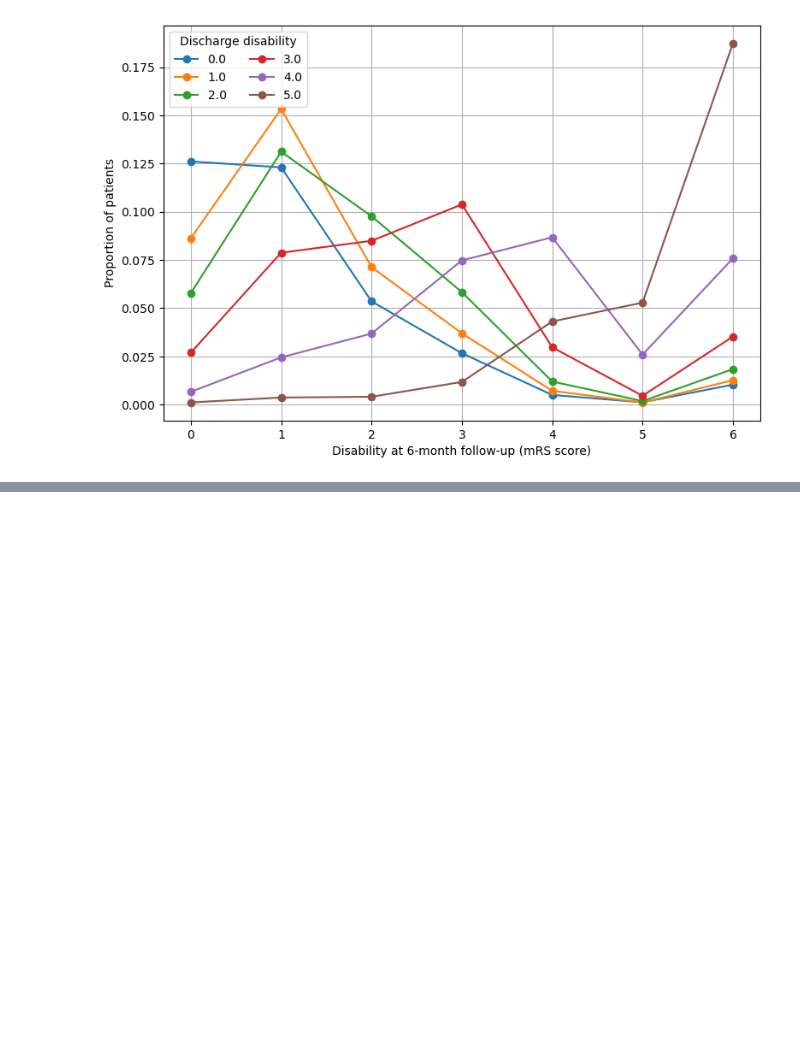
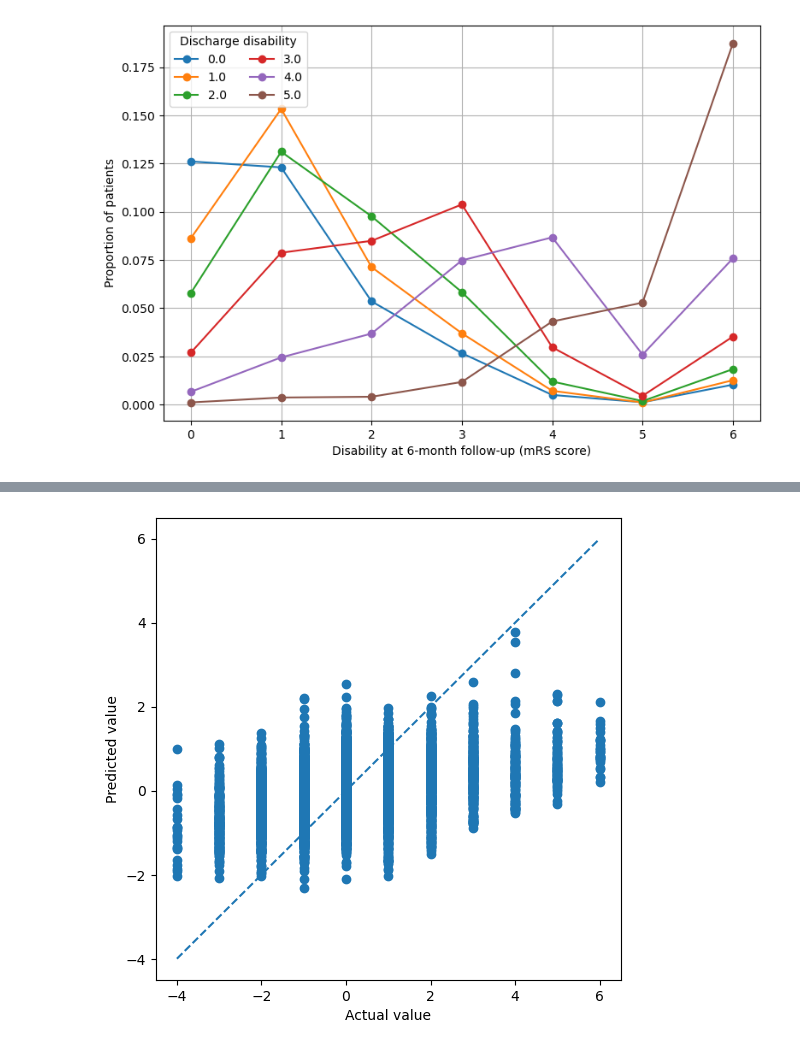
Before and after one commit to samuel-book/samuel_2_data_prep, a Jupyter notebook: descriptive_statistics/disability_6_months.ipynb, the cells around one changed output, grey strips where cells are left out. Cells and saved outputs as stored; diff of their text form; code cells hidden in the pictures; blank space fills up the shorter version.

```diff
--- a/descriptive_statistics/disability_6_months.ipynb
+++ b/descriptive_statistics/disability_6_months.ipynb
@@ -458,0 +555,25 @@ Intercept = -0.4123065844031163
+# %%
+# Look at relationship between actual and predicted values
+def test_linear(df):
+    '''
+    Test assumption of linearity.
+    df is dataframe containing columns with predicted and actual
+    values of the response variable.
+    '''
+    # Plot actual and predicted values
+    fig, ax = plt.subplots(figsize=(6, 6))
+    ax.scatter(df['actual'], df['pred'])
+    ax.set_xlabel('Actual value')
+    ax.set_ylabel('Predicted value')
+
+    # Add diagonal line (based on overall min and max)
+    line_coords = (df.min().min(), df.max().max())
+    ax.plot(line_coords, line_coords, ls='--')
+
+    plt.show()
+
+
+# Just plot from first train/test split
+test_linear(residuals[0])
+# %% [output]
+[figure, added]
```
Also changed, not shown: parts of 33 cells of this notebook.
